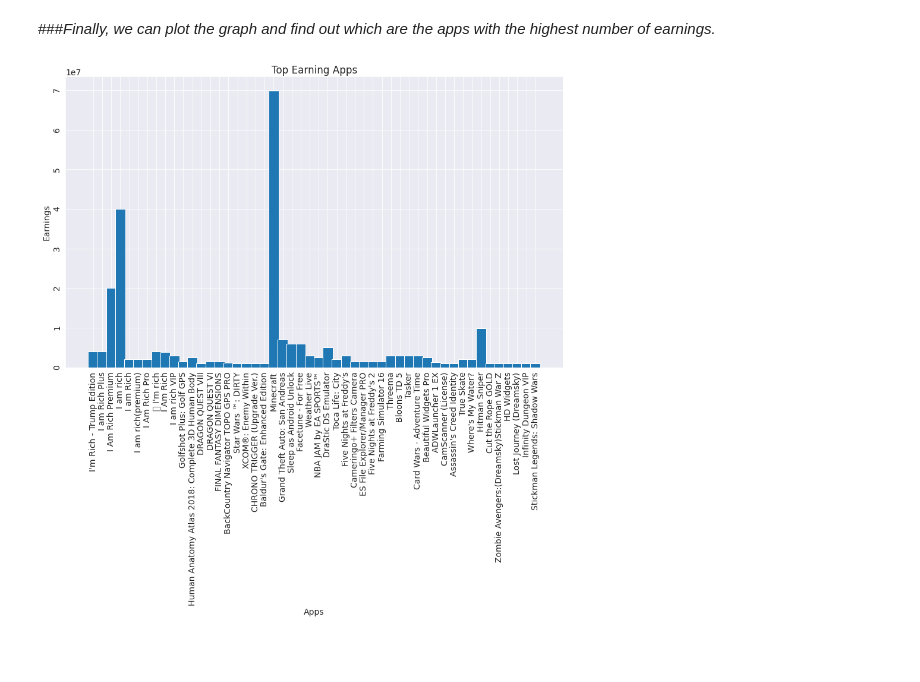
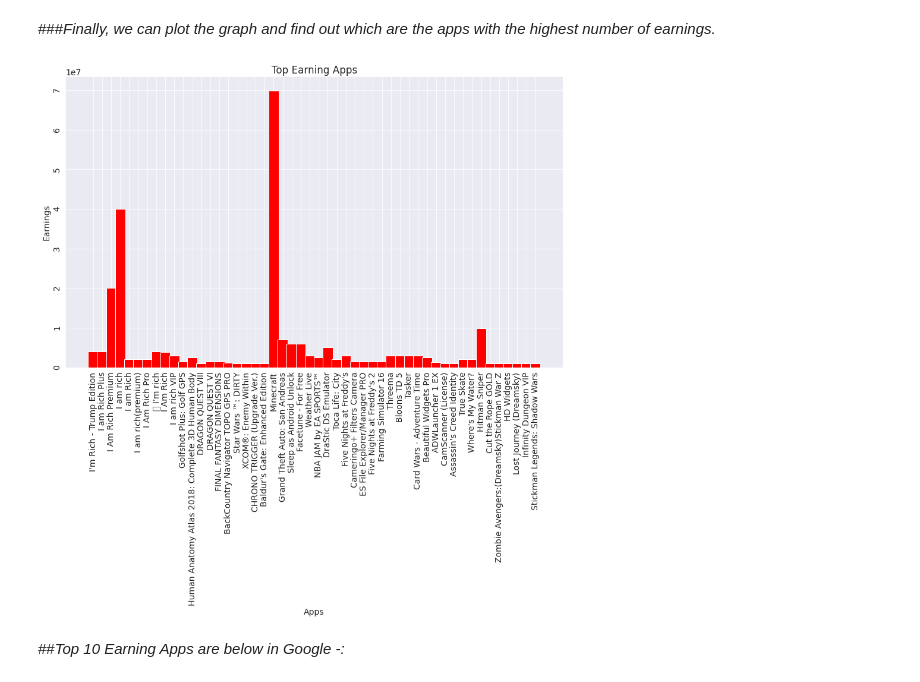
Before and after one commit to tushar2411/Almabetter-Data-Science, a Jupyter notebook: myPlay_Store_App_Review_Analysis_Capstone_Project.ipynb, the cells around one changed output. Drawn from its saved outputs; the diff is of its cells as text; code cells hidden in the pictures; blank space fills up the shorter version.

```diff
--- a/myPlay_Store_App_Review_Analysis_Capstone_Project.ipynb
+++ b/myPlay_Store_App_Review_Analysis_Capstone_Project.ipynb
@@ -581,10 +593,12 @@ earning_df_sorted_by_Price = earning_df_sorted_by_Earnings.sort_values(by='Price
 # %%
 # PLot a bar chart of earning at y and app names at x
 plt.figure(figsize=(15,9))
-plt.bar(earning_df_sorted_by_Price.App, earning_df_sorted_by_Price.Incomes, width=1.1, label=earning_df_sorted_by_Price.Incomes)
+plt.bar(earning_df_sorted_by_Price.App, earning_df_sorted_by_Price.Incomes, width=1.1, label=earning_df_sorted_by_Price.Incomes,color='r')
 plt.xlabel("Apps")
 plt.ylabel("Earnings")
 plt.tick_params(rotation=90)
 plt.title("Top Earning Apps");
 # %% [output]
-[figure, old version]
+[figure, new version]
+# %% [markdown]
+##*Top 10 Earning Apps are below in Google -:*
```
Also changed, not shown: parts of 29 cells of this notebook.
